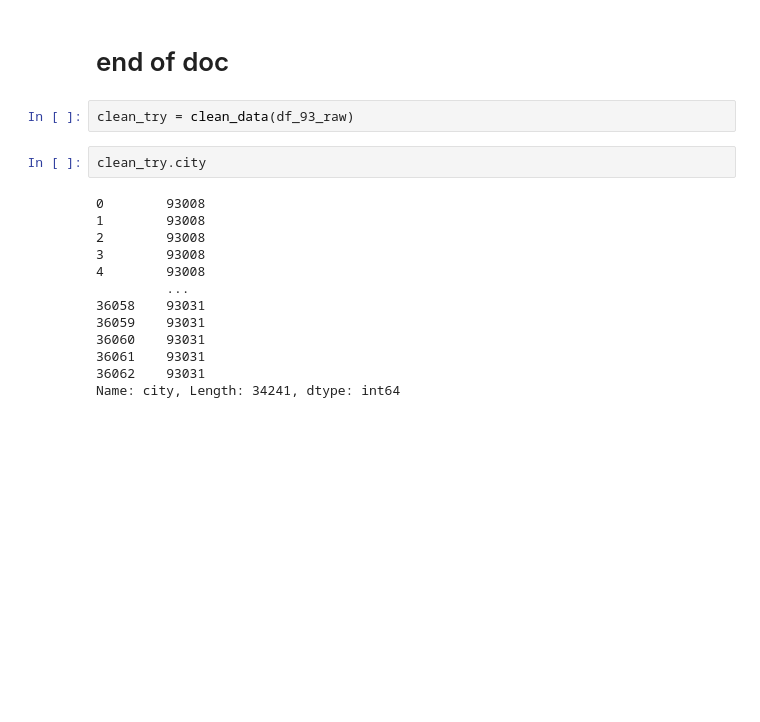
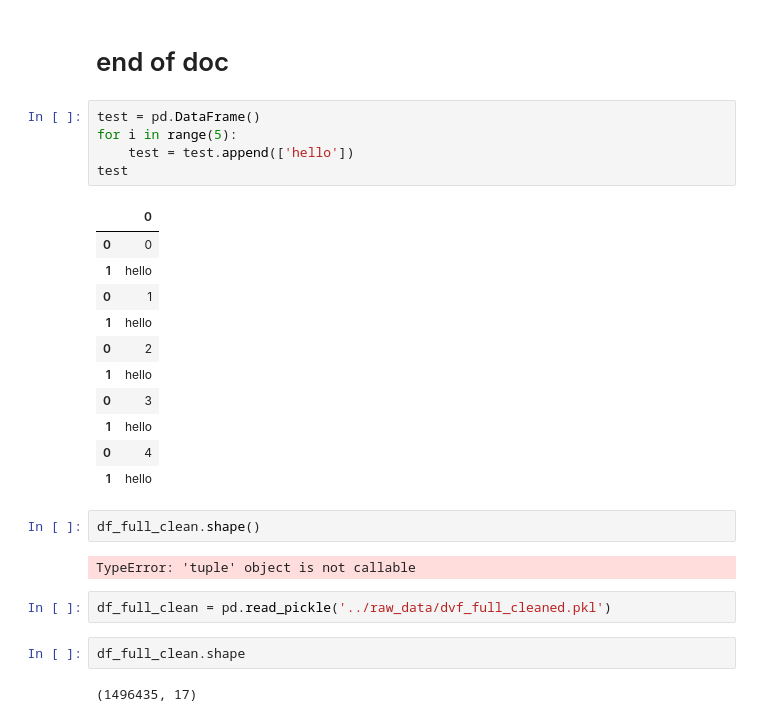
Before and after one commit to qadnguyen/realdata, a Jupyter notebook: notebooks/notebook_anouchka_new.ipynb, the cells around one changed output. Drawn from its saved outputs; the diff is of its cells as text; blank space fills up the shorter version.

```diff
--- a/notebooks/notebook_anouchka_new.ipynb
+++ b/notebooks/notebook_anouchka_new.ipynb
@@ -929,20 +927,30 @@ print('Cross val score mean (r2) :', cross_val_score(model_xgb_2, X_all_2, y_all
 df_without_outliers.to_pickle('../raw_data/dvf_93_cleaned.pkl')
 # %% [markdown]
 # end of doc
-# %%
-clean_try = clean_data(df_93_raw)
-# %%
-clean_try.city
-# %% [output]
-0        93008
-1        93008
-2        93008
-3        93008
-4        93008
-         ...
-36058    93031
-36059    93031
-36060    93031
-36061    93031
-36062    93031
-Name: city, Length: 34241, dtype: int64
+# %%
+test = pd.DataFrame()
+for i in range(5):
+    test = test.append(['hello'])
+test
+# %% [output]
+|  | 0 |
+| 0 | 0 |
+| 1 | hello |
+| 0 | 1 |
+| 1 | hello |
+| 0 | 2 |
+| 1 | hello |
+| 0 | 3 |
+| 1 | hello |
+| 0 | 4 |
+| 1 | hello |
+# %%
+df_full_clean.shape()
+# %% [output]
+TypeError: 'tuple' object is not callable
+# %%
+df_full_clean = pd.read_pickle('../raw_data/dvf_full_cleaned.pkl')
+# %%
+df_full_clean.shape
+# %% [output]
+(1496435, 17)
```
Also changed, not shown: parts of 3 cells of this notebook, 1 other file.
